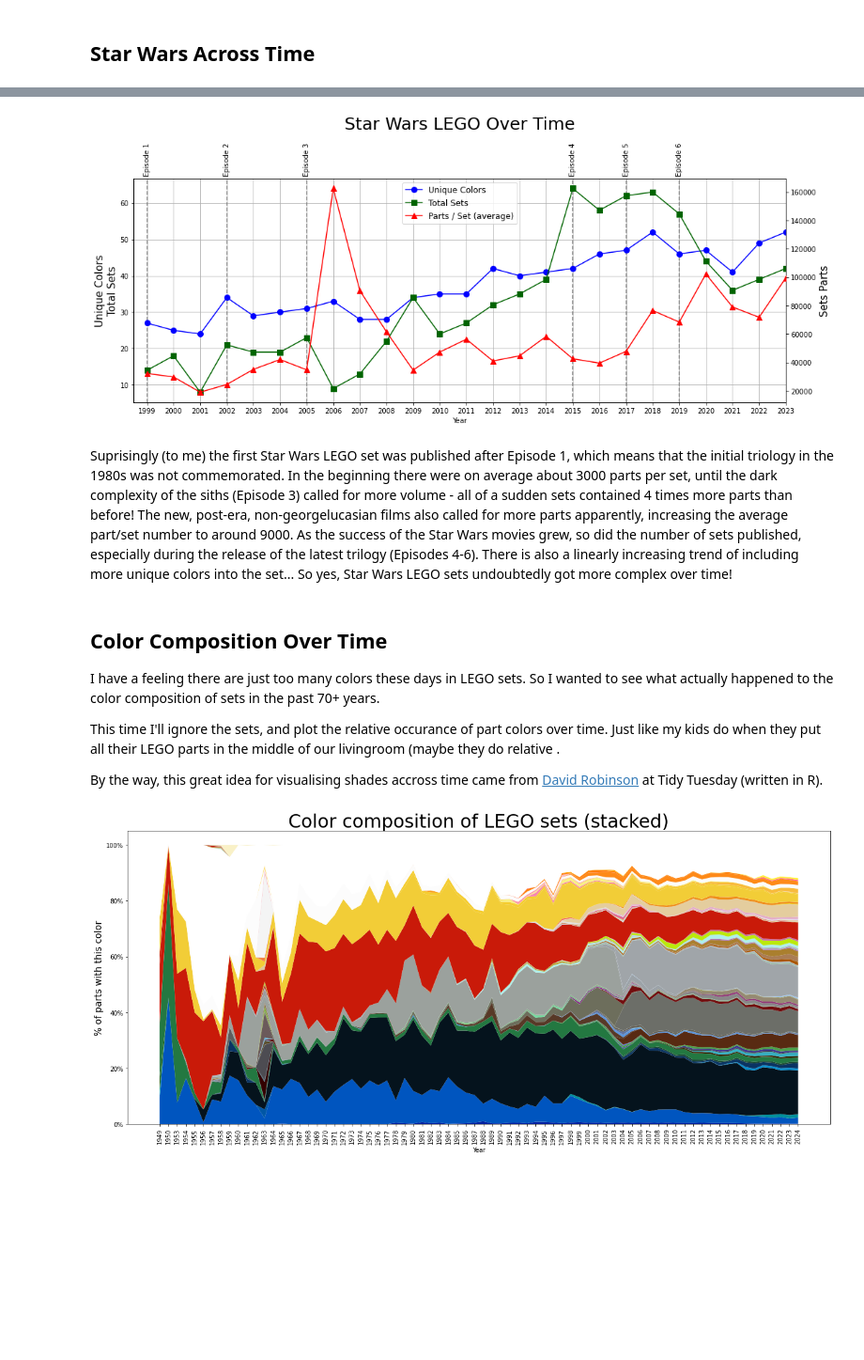
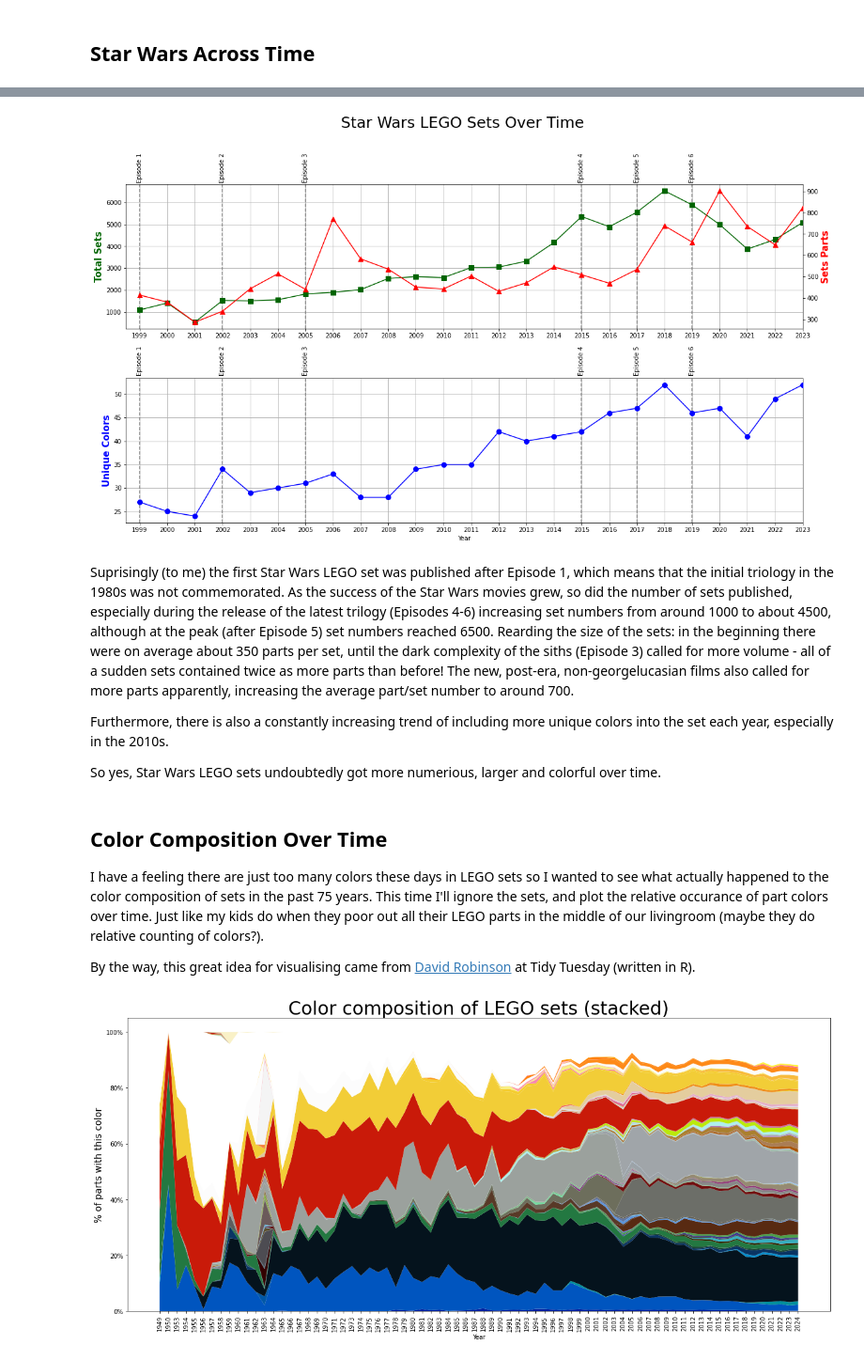
Before and after one commit to anikomaraz/LEGO, a Jupyter notebook: lego.ipynb, the cells around one changed output, grey strips where cells are left out. Shown at 94% size. Drawn from its saved outputs; the diff is of its cells as text; code cells hidden in the pictures; blank space fills up the shorter version.

Commit message:
set number calculations corrected in data, StarWars plot split into 2 plots

```diff
--- a/lego.ipynb
+++ b/lego.ipynb
@@ -147,11 +147,15 @@ star_wars_df = merged_df[merged_df['name'] == 'Star Wars']
 
 # Convert 'num_parts' column to numeric
 star_wars_df.loc[:, 'num_parts'] = pd.to_numeric(star_wars_df['num_parts'])
+# star_wars_df.loc[:, 'set_num'] = pd.to_numeric(star_wars_df['set_num'])
+# star_wars_df = star_wars_df.groupby(['year']).agg('count')
+
+
 
 # Group by year and count unique colors, total sets, and total parts
 star_wars = star_wars_df.groupby('year').agg(
     unique_colors=('id_x', 'nunique'),  # Count unique colors
-    total_sets=('set_num', 'nunique'),  # Count total sets
+    total_sets=('set_num', 'count'),  # Count total sets
     total_parts=('num_parts', 'sum')    # Sum of num_parts
 )
 
@@ -159,73 +182,83 @@ star_wars['sets_parts'] = star_wars['total_parts'] / star_wars['total_sets']
 # %%
-fig, ax1 = plt.subplots(figsize=(17, 6))
-
 movies = {
     'Episode 1': 1999,
     'Episode 2': 2002,
     'Episode 3': 2005,
     'Episode 4': 2015,
     'Episode 5': 2017,
     'Episode 6': 2019
 }
 
+# add SW Episodes as vertical lines to the plot
+def add_vertical_lines(ax):
+    for movie, year in movies.items():
+        ax.axvline(x=year, color='gray', linestyle='--', alpha=1, zorder=2)
+        ax.text(year, ax.get_ylim()[1] * 1.01, movie,
+             rotation=90, verticalalignment='bottom', horizontalalignment='center', zorder=3)
+
+
+# create plot
 plt.style.use('seaborn-v0_8-bright')
+fig, (ax1, ax3) = plt.subplots(2, 1, figsize=(17, 10))
 
-# Ensure 'years' are integers
-years = star_wars.index.astype(int)
 
-# Plotting with higher zorder
-unique_colors_line, = ax1.plot(years, star_wars['unique_colors'],
-                               color='blue', marker='o', markersize = 8,
-                               label='Unique Colors', zorder=3)
+# FIRST PLOT (total sets & parts/sets)
 total_sets_line, = ax1.plot(years, star_wars['total_sets'],
                             color = 'darkgreen', marker='s', markersize = 8,
                             label='Total Sets', zorder=3)
-ax1.set_xlabel('Year')
-ax1.set_ylabel('Unique Colors\nTotal Sets', fontsize = 15)
+ax1.set_ylabel('Total Sets', fontsize = 15, color = 'darkgreen', fontdict=dict(weight='bold'))
 ax1.tick_params(axis='y')
 ax1.grid(True)
 
 # Create twin axis for sets_parts
 ax2 = ax1.twinx()
 sets_parts_line, = ax2.plot(years, star_wars['sets_parts'],
                             color='red', marker='^', markersize = 8,
                             label='Parts / Set (average)', zorder=3)
-ax2.set_ylabel('Sets Parts', fontsize = 15)
+ax2.set_ylabel('Sets Parts', fontsize = 15, color = 'red', fontdict=dict(weight='bold'))
 ax2.tick_params(axis='y')
 ax2.grid(False)
 
-# Add vertical lines for movies
-for movie, year in movies.items():
-    ax1.axvline(x=year, color='gray', linestyle='--', alpha=1, zorder=2)
-    ax1.text(year, ax1.get_ylim()[1] * 1.01, movie,
-             rotation=90, verticalalignment='bottom', horizontalalignment='center', zorder=3)
-
-# Set labels and legend
-ax1.legend([unique_colors_line, total_sets_line, sets_parts_line],
-           ['Unique Colors', 'Total Sets', 'Parts / Set (average)'],
-           loc='upper center',
-           facecolor='white', fontsize = 12)
-
-plt.title('Star Wars LEGO Over Time', y=1.2, fontsize=25)
+add_vertical_lines(ax1)
 
 ax1.set_xticks(years)
-ax1.set_xticklabels(years)
 ax1.set_xlim(min(years) - 0.5, 2023)  # for completed years only
 
 
-# Show plot
+# PLOT 2 (unique colors)
+unique_colors_line, = ax3.plot(years, star_wars['unique_colors'],
+                               color='blue', marker='o', markersize = 8,
+                               label='Unique Colors', zorder=3)
+
+ax3.set_xlabel('Year')
+ax3.set_ylabel('Unique Colors', fontsize=15, color = 'blue', fontdict=dict(weight='bold'))
+ax3.tick_params(axis='y')
+ax3.grid(True)
+
+add_vertical_lines(ax3)
+
+ax3.set_xticks(years)
+ax3.set_xlim(min(years) - 0.5, 2023)  # for completed years only
+
+# global display options
+fig.suptitle('Star Wars LEGO Sets Over Time', fontsize=25)
+fig.tight_layout(rect=[0, 0, 1, 0.96])
+
+# Show second plot
 plt.show()
 # %% [output]
-[figure, old version]
+[figure, new version]
 # %% [markdown]
-Suprisingly (to me) the first Star Wars LEGO set was published after Episode 1, which means that the initial triology in the 1980s was not commemorated. In the beginning there were on average about 3000 parts per set, until the dark complexity of the siths (Episode 3) called for more volume - all of a sudden sets contained 4 times more parts than before! The new, post-era, non-georgelucasian films also called for more parts apparently, increasing the average part/set number to around 9000. As the success of the Star Wars movies grew, so did the number of sets published, especially during the release of the latest trilogy (Episodes 4-6). There is also a linearly increasing trend of including more unique colors into the set... So yes, Star Wars LEGO sets undoubtedly got more complex over time!
+Suprisingly (to me) the first Star Wars LEGO set was published after Episode 1, which means that the initial triology in the 1980s was not commemorated. As the success of the Star Wars movies grew, so did the number of sets published, especially during the release of the latest trilogy (Episodes 4-6) increasing set numbers from around 1000 to about 4500, although at the peak (after Episode 5) set numbers reached 6500. Rearding the size of the sets: in the beginning there were on average about 350 parts per set, until the dark complexity of the siths (Episode 3) called for more volume - all of a sudden sets contained twice as more parts than before! The new, post-era, non-georgelucasian films also called for more parts apparently, increasing the average part/set number to around 700.
+
+Furthermore, there is also a constantly increasing trend of including more unique colors into the set each year, especially in the 2010s.
+
+So yes, Star Wars LEGO sets undoubtedly got more numerious, larger and colorful over time.
 # %% [markdown]
 ## Color Composition Over Time
-I have a feeling there are just too many colors these days in LEGO sets. So I wanted to see what actually happened to the color composition of sets in the past 70+ years.
+I have a feeling there are just too many colors these days in LEGO sets so I wanted to see what actually happened to the color composition of sets in the past 75 years. This time I'll ignore the sets, and plot the relative occurance of part colors over time. Just like my kids do when they poor out all their LEGO parts in the middle of our livingroom (maybe they do relative counting of colors?).
 
-This time I'll ignore the sets, and plot the relative occurance of part colors over time. Just like my kids do when they put all their LEGO parts in the middle of our livingroom (maybe they do relative .
-
-By the way, this great idea for visualising shades accross time came from [David Robinson](https://github.com/dgrtwo/data-screencasts/blob/master/2022_09_06_legos.Rmd) at Tidy Tuesday (written in R).
+By the way, this great idea for visualising came from [David Robinson](https://github.com/dgrtwo/data-screencasts/blob/master/2022_09_06_legos.Rmd) at Tidy Tuesday (written in R).
 # %%
 sets_colors = lego_datasets['sets']\
                 .merge(lego_datasets['inventories'], on='set_num', how = 'left')\
```
Also changed, not shown: parts of 3 cells of this notebook.
